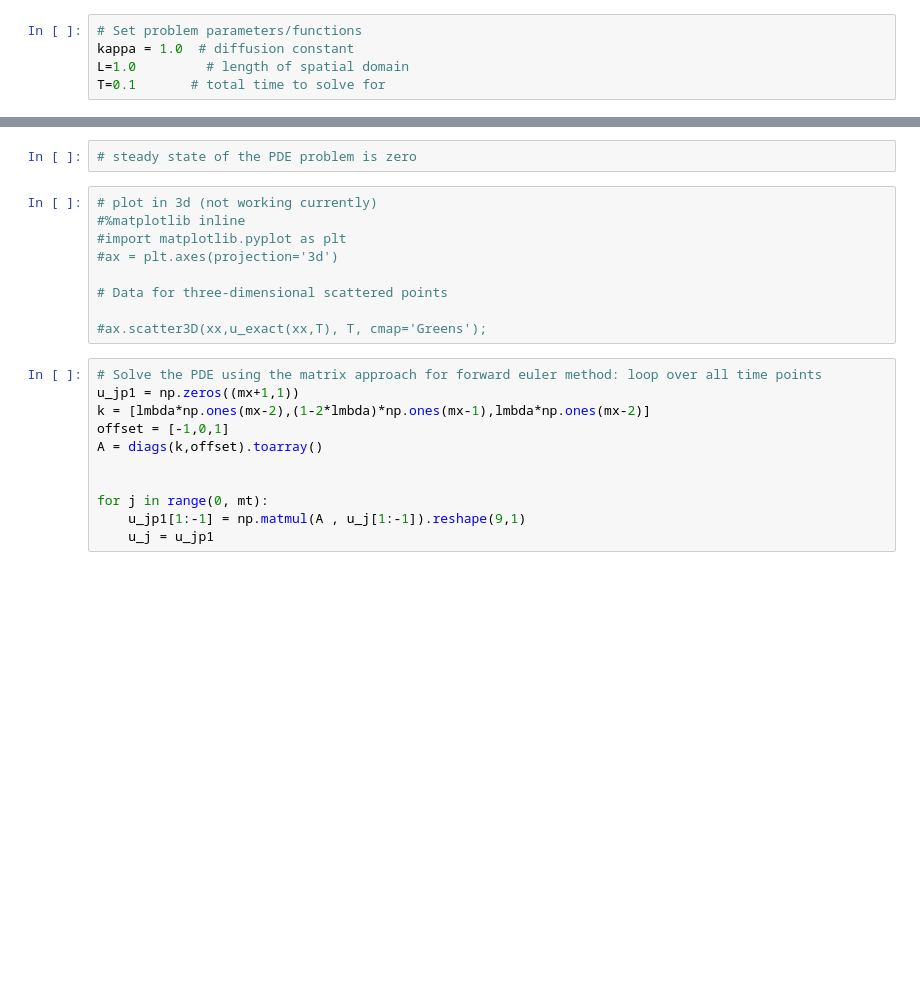
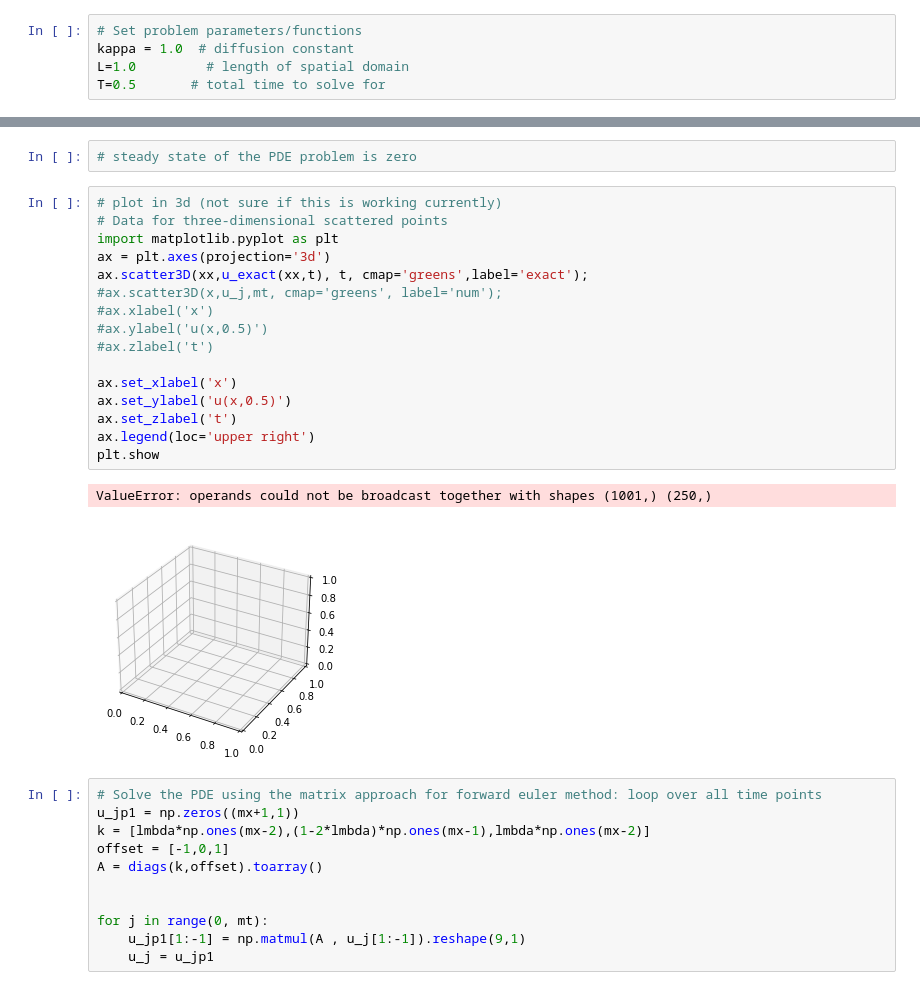
Before and after one commit to TheaRoseBarnes/emat30008, a Jupyter notebook: myForwardEuler1DDiffusion.ipynb, the cells around one changed output, grey strips where cells are left out. Saved outputs shown, nothing was run; the diff lists cells and outputs as text; blank space fills up the shorter version.

```diff
--- a/myForwardEuler1DDiffusion.ipynb
+++ b/myForwardEuler1DDiffusion.ipynb
@@ -14,7 +14,7 @@ from scipy.sparse import diags
 # Set problem parameters/functions
 kappa = 1.0  # diffusion constant
 L=1.0         # length of spatial domain
-T=0.1       # total time to solve for
+T=0.5       # total time to solve for
 # %%
 def u_I(x):
     # initial temperature distribution
@@ -94,14 +97,24 @@ pl.show
 # %%
 # steady state of the PDE problem is zero
 # %%
-# plot in 3d (not working currently)
-#%matplotlib inline
-#import matplotlib.pyplot as plt
-#ax = plt.axes(projection='3d')
+# plot in 3d (not sure if this is working currently)
+# Data for three-dimensional scattered points
+import matplotlib.pyplot as plt
+ax = plt.axes(projection='3d')
+ax.scatter3D(xx,u_exact(xx,t), t, cmap='greens',label='exact');
+#ax.scatter3D(x,u_j,mt, cmap='greens', label='num');
+#ax.xlabel('x')
+#ax.ylabel('u(x,0.5)')
+#ax.zlabel('t')
 
-# Data for three-dimensional scattered points
-
-#ax.scatter3D(xx,u_exact(xx,T), T, cmap='Greens');
+ax.set_xlabel('x')
+ax.set_ylabel('u(x,0.5)')
+ax.set_zlabel('t')
+ax.legend(loc='upper right')
+plt.show
+# %% [output]
+ValueError: operands could not be broadcast together with shapes (1001,) (250,)
+[figure, added]
 # %%
 # Solve the PDE using the matrix approach for forward euler method: loop over all time points
 u_jp1 = np.zeros((mx+1,1))
```
Also changed, not shown: parts of 5 cells of this notebook.
